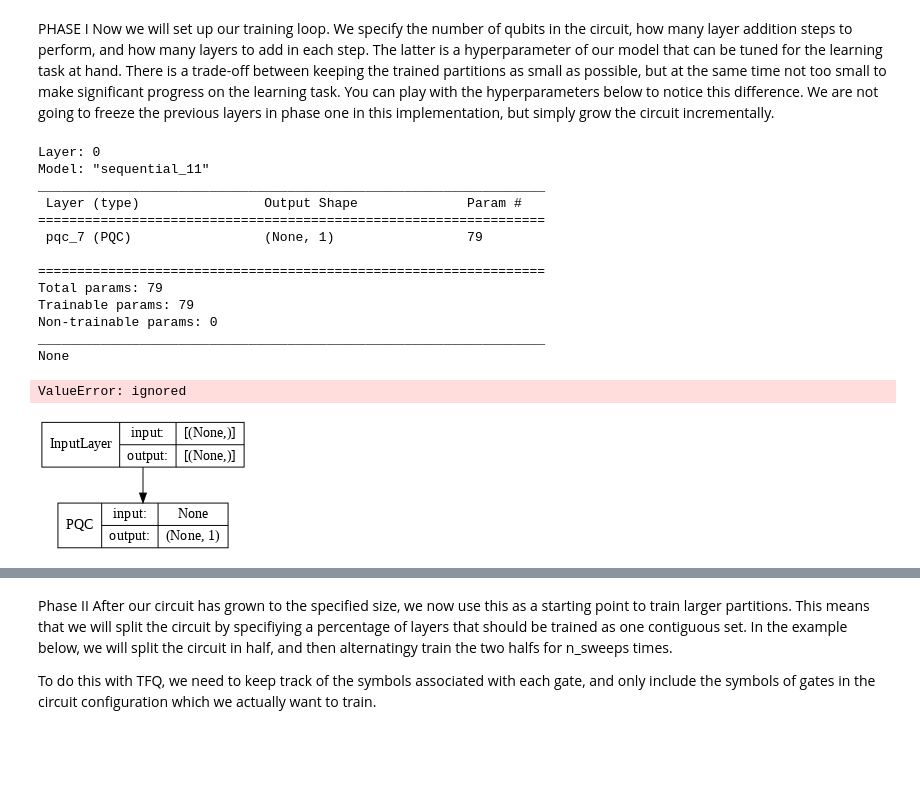
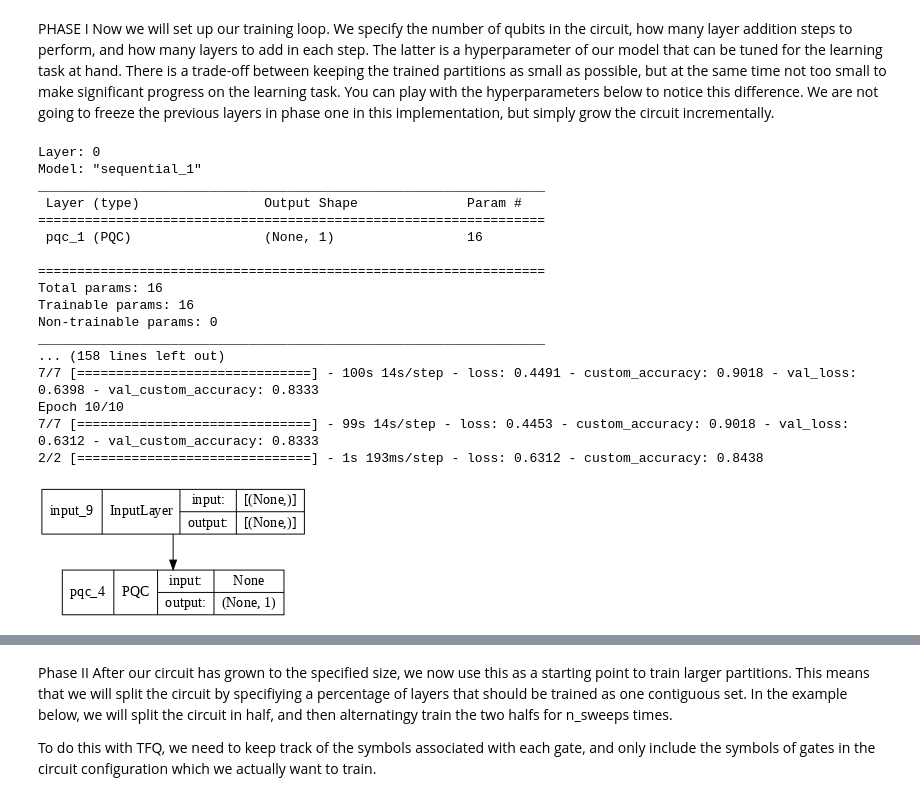
Before and after one commit to mbeadlescomb/QNN-Error-Mitigation, a Jupyter notebook: QCNN w_ Layerwise Learning on SPT Dataset.ipynb, the cells around one changed output, grey strips where cells are left out. Drawn from its saved outputs; the diff is of its cells as text; code cells hidden in the pictures; blank space fills up the shorter version.

Commit message:
Version 4
Symbol mapping was unnecessary to create learnable variables. These could be identified by explicitly defining qubits for each convolution & pooling layer.

```diff
--- a/QCNN w_ Layerwise Learning on SPT Dataset.ipynb
+++ b/QCNN w_ Layerwise Learning on SPT Dataset.ipynb
@@ -210,16 +210,16 @@ SVGCircuit(two_qubit_pool(*cirq.GridQubit.rect(1, 2), sympy.symbols('x0:6')))
 
 As in the [Cong and Lukin paper](https://arxiv.org/abs/1810.03787), define the 1D quantum convolution as the application of a two-qubit parameterized unitary to every pair of adjacent qubits with a stride of one.
 # %%
-def quantum_conv_circuit(bits, symbols):
+def quantum_conv_circuit(qubits):
     """Quantum Convolution Layer following the above diagram.
     Return a Cirq circuit with the cascade of `two_qubit_unitary` applied
     to all pairs of qubits in `bits` as in the diagram above.
     """
     circuit = cirq.Circuit()
-    for first, second in zip(bits[0::2], bits[1::2]):
-        circuit += two_qubit_unitary([first, second], symbols)
-    for first, second in zip(bits[1::2], bits[2::2] + [bits[0]]):
-        circuit += two_qubit_unitary([first, second], symbols)
+    for first, second in zip(qubits[0::2], qubits[1::2]):
+        circuit += two_qubit_unitary([first, second])
+    for first, second in zip(qubits[1::2], qubits[2::2] + [qubits[0]]):
+        circuit += two_qubit_unitary([first, second])
     return circuit
 # %%
 SVGCircuit(
@@ -232,13 +232,13 @@ SVGCircuit(
 
 A quantum pooling layer pools from $N$ qubits to $\frac{N}{2}$ qubits using the two-qubit pool defined above.
 # %%
-def quantum_pool_circuit(source_bits, sink_bits, symbols):
+def quantum_pool_circuit(source_qubits, sink_qubits):
     """A layer that specifies a quantum pooling operation.
     A Quantum pool tries to learn to pool the relevant information from two
     qubits onto 1.
     """
     circuit = cirq.Circuit()
-    for source, sink in zip(source_bits, sink_bits):
-        circuit += two_qubit_pool(source, sink, symbols)
+    for source, sink in zip(source_qubits, sink_qubits):
+        circuit += two_qubit_pool(source, sink)
     return circuit
 # %%
@@ -265,8 +265,7 @@ n_layers_to_add = 2
 cluster_state_bits = cirq.GridQubit.rect(1, n_qubits)
 readout_operators = cirq.Z(cluster_state_bits[-1])
 
-''' symbols = [] '''
-''' symbols = sympy.symbols('qconv0:63') '''
+symbols = []
 layers = []
 symbol_layers = []
 weights = []
@@ -292,17 +291,16 @@ for layer_id in range(n_layer_steps):
     layer, symbol_layer, layer_symbols = create_layer(cluster_state_bits, f'layer_{layer_id}_{i}')
     layers.append(layer)
     symbol_layers.append(symbol_layer)
-    #symbols.append(layer_symbols)
+    symbols.append(layer_symbols)
 
-    symbols = sympy.symbols('qconv0:63')
     # Cirq uses sympy.Symbols to map learnable variables. TensorFlow Quantum
     # scans incoming circuits and replaces these with TensorFlow variables.
-    circuit += quantum_conv_circuit(cluster_state_bits, symbols[0:15])
-    circuit += quantum_pool_circuit(cluster_state_bits[:4], cluster_state_bits[4:], symbols[15:21])
-    circuit += quantum_conv_circuit(cluster_state_bits[4:], symbols[21:36])
-    circuit += quantum_pool_circuit(cluster_state_bits[4:6], cluster_state_bits[6:], symbols[36:42])
-    circuit += quantum_conv_circuit(cluster_state_bits[6:], symbols[42:57])
-    circuit += quantum_pool_circuit([cluster_state_bits[6]], [cluster_state_bits[7]], symbols[57:63])
+    circuit += quantum_conv_circuit(cluster_state_bits)
+    circuit += quantum_pool_circuit(cluster_state_bits[:4], cluster_state_bits[4:])
+    circuit += quantum_conv_circuit(cluster_state_bits[4:])
+    circuit += quantum_pool_circuit(cluster_state_bits[4:6], cluster_state_bits[6:])
+    circuit += quantum_conv_circuit(cluster_state_bits[6:])
+    circuit += quantum_pool_circuit([cluster_state_bits[6]], [cluster_state_bits[7]])
 
   circuit += symbol_layers
 
@@ -327,11 +325,11 @@ for layer_id in range(n_layer_steps):
   # set parameters to 0 for new layers
   qcnn_ll_model.set_weights([np.pad(weights, (0, n_qubits*n_layers_to_add))])
 
-  qcnn_ll_model_history = qcnn_ll_model.fit(
+  qcnn_ll_model_1_history = qcnn_ll_model.fit(
       x=train_excitations,
       y=train_labels,
       batch_size=16,
-      epochs=5,
+      epochs=10,
       verbose=1,
       validation_data=(test_excitations, test_labels))
 
@@ -341,24 +339,27 @@ for layer_id in range(n_layer_steps):
   weights = qcnn_ll_model.get_weights()[0]
 # %% [output]
 Layer: 0
-Model: "sequential_11"
+Model: "sequential_1"
 _________________________________________________________________
  Layer (type)                Output Shape              Param #
 =================================================================
- pqc_7 (PQC)                 (None, 1)                 79
+ pqc_1 (PQC)                 (None, 1)                 16
 
 =================================================================
-Total params: 79
-Trainable params: 79
+Total params: 16
+Trainable params: 16
 Non-trainable params: 0
 _________________________________________________________________
-None
+... (158 lines left out)
+7/7 [==============================] - 100s 14s/step - loss: 0.4491 - custom_accuracy: 0.9018 - val_loss: 0.6398 - val_custom_accuracy: 0.8333
+Epoch 10/10
+7/7 [==============================] - 99s 14s/step - loss: 0.4453 - custom_accuracy: 0.9018 - val_loss: 0.6312 - val_custom_accuracy: 0.8333
+2/2 [==============================] - 1s 193ms/step - loss: 0.6312 - custom_accuracy: 0.8438
-ValueError: ignored
 # %%
 # Show the keras plot of the model
 tf.keras.utils.plot_model(qcnn_ll_model,
                           show_shapes=True,
-                          show_layer_names=False,
+                          show_layer_names=True,
                           dpi=70)
 # %% [output]
-[figure, old version]
+[figure, new version]
```
Also changed, not shown: parts of 19 cells of this notebook.
